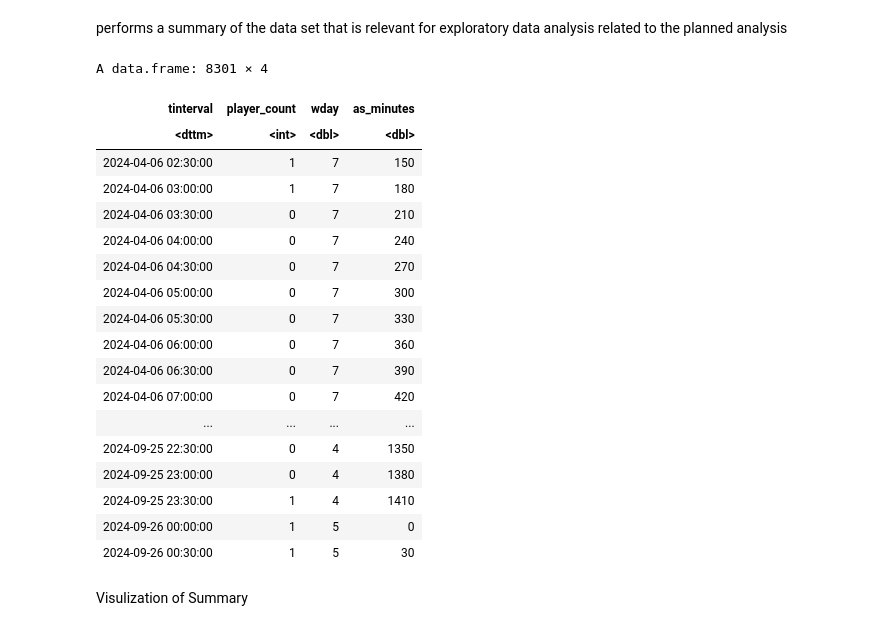
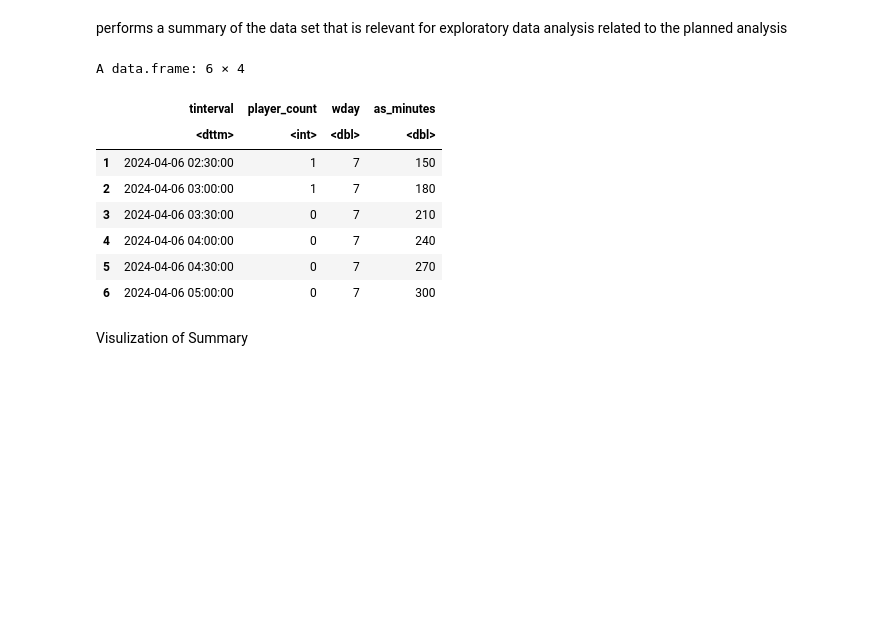
Before and after one commit to ARPBlueSteel/dsci100-project-24w-003-4, a Jupyter notebook: project_report.ipynb, the cells around one changed output. Cells and saved outputs as stored; diff of their text form; code cells hidden in the pictures; blank space fills up the shorter version.

```diff
--- a/project_report.ipynb
+++ b/project_report.ipynb
@@ -61,29 +70,20 @@ performs a summary of the data set that is relevant for exploratory data analysi
 # %%
 session_df_by_minute <- data.frame(tinterval, player_count)|>
         filter(minute(tinterval) == 0 | minute(tinterval) == 30 )|>
         mutate(wday = wday(tinterval))|>
         mutate(as_minutes = 60*hour(tinterval)+minute(tinterval))
-session_df_by_minute
+
+head(session_df_by_minute)
 # %% [output]
-A data.frame: 8301 × 4
+A data.frame: 6 × 4
-| tinterval | player_count | wday | as_minutes |
-| <dttm> | <int> | <dbl> | <dbl> |
-| 2024-04-06 02:30:00 | 1 | 7 | 150 |
-| 2024-04-06 03:00:00 | 1 | 7 | 180 |
-| 2024-04-06 03:30:00 | 0 | 7 | 210 |
-| 2024-04-06 04:00:00 | 0 | 7 | 240 |
-| 2024-04-06 04:30:00 | 0 | 7 | 270 |
-| 2024-04-06 05:00:00 | 0 | 7 | 300 |
-| 2024-04-06 05:30:00 | 0 | 7 | 330 |
-| 2024-04-06 06:00:00 | 0 | 7 | 360 |
-| 2024-04-06 06:30:00 | 0 | 7 | 390 |
-| 2024-04-06 07:00:00 | 0 | 7 | 420 |
-| ... | ... | ... | ... |
-| 2024-09-25 22:30:00 | 0 | 4 | 1350 |
-| 2024-09-25 23:00:00 | 0 | 4 | 1380 |
-| 2024-09-25 23:30:00 | 1 | 4 | 1410 |
-| 2024-09-26 00:00:00 | 1 | 5 | 0 |
-| 2024-09-26 00:30:00 | 1 | 5 | 30 |
+|  | tinterval | player_count | wday | as_minutes |
+|  | <dttm> | <int> | <dbl> | <dbl> |
+| 1 | 2024-04-06 02:30:00 | 1 | 7 | 150 |
+| 2 | 2024-04-06 03:00:00 | 1 | 7 | 180 |
+| 3 | 2024-04-06 03:30:00 | 0 | 7 | 210 |
+| 4 | 2024-04-06 04:00:00 | 0 | 7 | 240 |
+| 5 | 2024-04-06 04:30:00 | 0 | 7 | 270 |
+| 6 | 2024-04-06 05:00:00 | 0 | 7 | 300 |
 # %% [markdown]
 Visulization of Summary
 # %%
```
Also changed, not shown: parts of 3 cells of this notebook.
